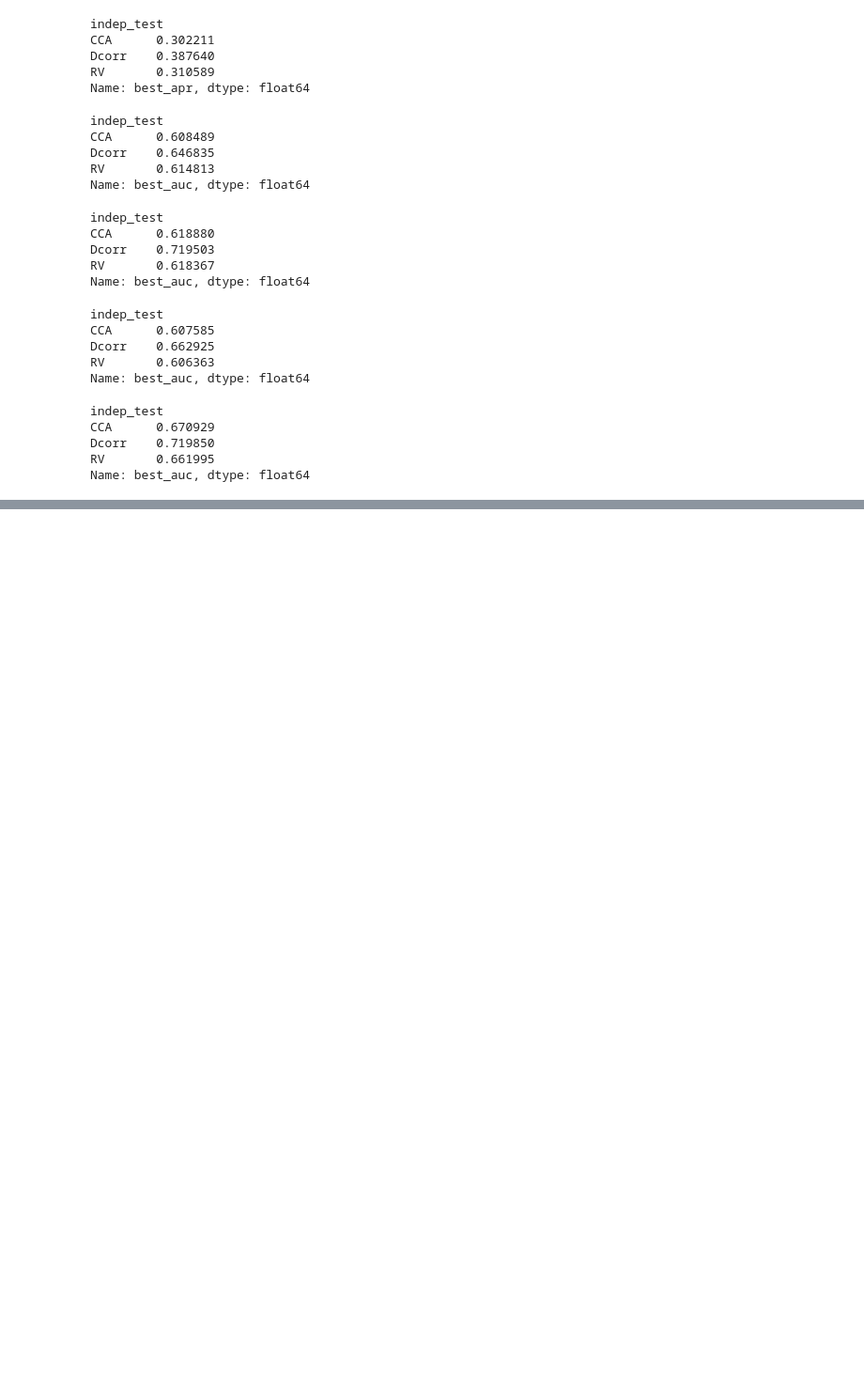
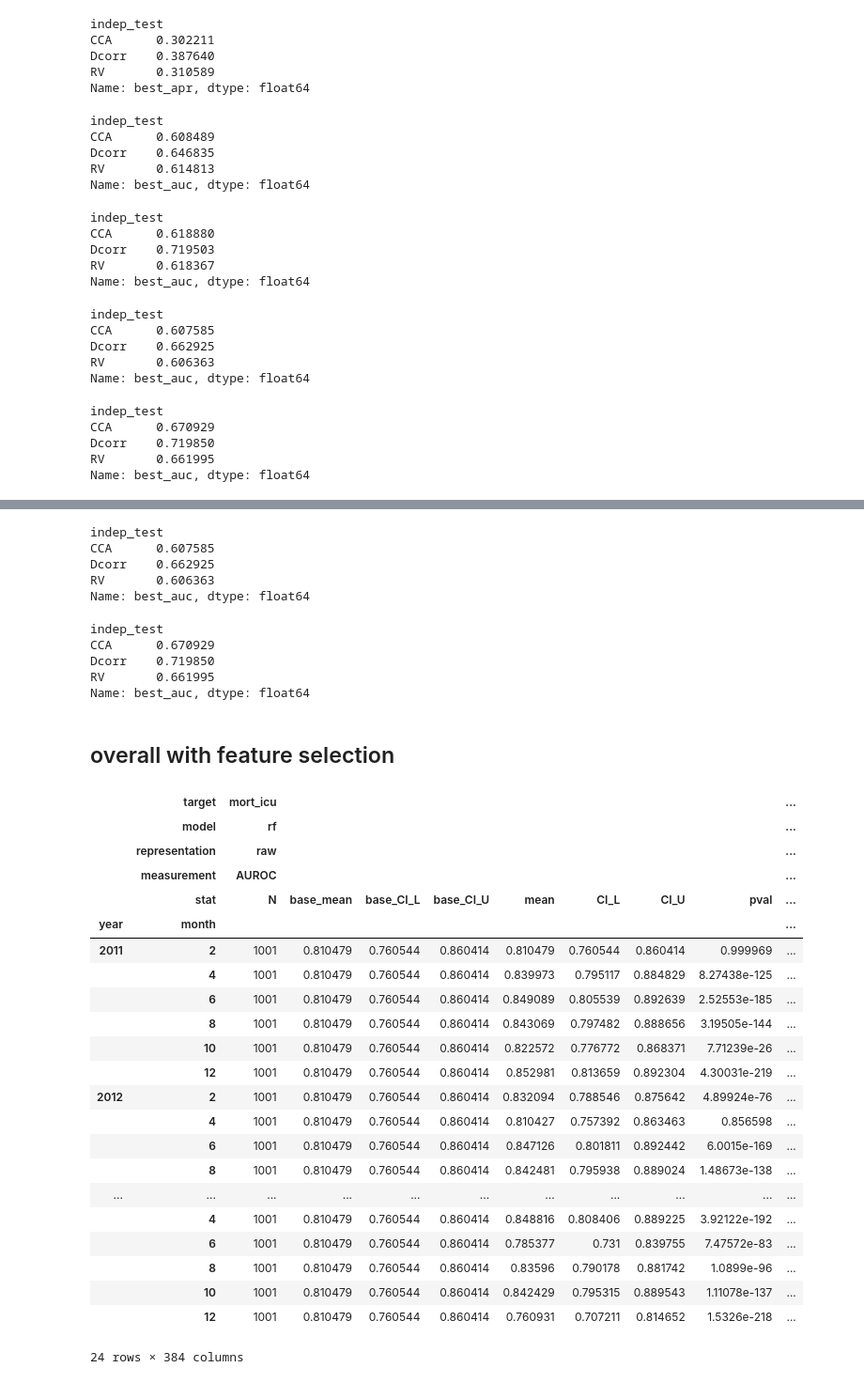
Before and after one commit to Amin-Tajgardoon/model-drift, a Jupyter notebook: notebooks/drift_true_labels.ipynb, the cells around one changed output, grey strips where cells are left out. Shown at 94% size. Cells and saved outputs as stored; diff of their text form; code cells hidden in the pictures; blank space fills up the shorter version.

```diff
--- a/notebooks/drift_true_labels.ipynb
+++ b/notebooks/drift_true_labels.ipynb
@@ -651,0 +1421,56 @@ Name: best_auc, dtype: float64
+# %%
+df.loc[idx[:, "mort_icu", :, "nb"], "best_auc"].groupby(level="indep_test").mean()
+# %% [output]
+indep_test
+CCA      0.607585
+Dcorr    0.662925
+RV       0.606363
+Name: best_auc, dtype: float64
+# %%
+df.loc[idx[:, "mort_icu", :, "rbf-svm"], "best_auc"].groupby(level="indep_test").mean()
+# %% [output]
+indep_test
+CCA      0.670929
+Dcorr    0.719850
+RV       0.661995
+Name: best_auc, dtype: float64
+# %% [markdown]
+## overall with feature selection
+# %%
+dir_path="../../../output/HIDENIC_overtime_analysis/overall_overtime_fselect/"
+
+bs=pd.read_pickle(os.path.join(dir_path, "bootstrap_stats_1000_overall_overtime_mannwhitneyu.pkl"))
+
+# bs
+
+### evaluate the feature-dist-changes
+
+fdc=pd.read_csv(os.path.join(dir_path, "indep_tests_overall_overtime.csv"), index_col=[0,1], header=[0,1,2,3])
+
+# fdc
+# %%
+bs
+# %% [output]
+|  | target | mort_icu |  |  |  |  |  |  |  | ... |
+|  | model | rf |  |  |  |  |  |  |  | ... |
+|  | representation | raw |  |  |  |  |  |  |  | ... |
+|  | measurement | AUROC |  |  |  |  |  |  |  | ... |
+|  | stat | N | base_mean | base_CI_L | base_CI_U | mean | CI_L | CI_U | pval | ... |
+| year | month |  |  |  |  |  |  |  |  | ... |
+| 2011 | 2 | 1001 | 0.810479 | 0.760544 | 0.860414 | 0.810479 | 0.760544 | 0.860414 | 0.999969 | ... |
+|  | 4 | 1001 | 0.810479 | 0.760544 | 0.860414 | 0.839973 | 0.795117 | 0.884829 | 8.27438e-125 | ... |
+|  | 6 | 1001 | 0.810479 | 0.760544 | 0.860414 | 0.849089 | 0.805539 | 0.892639 | 2.52553e-185 | ... |
+|  | 8 | 1001 | 0.810479 | 0.760544 | 0.860414 | 0.843069 | 0.797482 | 0.888656 | 3.19505e-144 | ... |
+|  | 10 | 1001 | 0.810479 | 0.760544 | 0.860414 | 0.822572 | 0.776772 | 0.868371 | 7.71239e-26 | ... |
+|  | 12 | 1001 | 0.810479 | 0.760544 | 0.860414 | 0.852981 | 0.813659 | 0.892304 | 4.30031e-219 | ... |
+| 2012 | 2 | 1001 | 0.810479 | 0.760544 | 0.860414 | 0.832094 | 0.788546 | 0.875642 | 4.89924e-76 | ... |
+|  | 4 | 1001 | 0.810479 | 0.760544 | 0.860414 | 0.810427 | 0.757392 | 0.863463 | 0.856598 | ... |
+|  | 6 | 1001 | 0.810479 | 0.760544 | 0.860414 | 0.847126 | 0.801811 | 0.892442 | 6.0015e-169 | ... |
+|  | 8 | 1001 | 0.810479 | 0.760544 | 0.860414 | 0.842481 | 0.795938 | 0.889024 | 1.48673e-138 | ... |
+| ... | ... | ... | ... | ... | ... | ... | ... | ... | ... | ... |
+|  | 4 | 1001 | 0.810479 | 0.760544 | 0.860414 | 0.848816 | 0.808406 | 0.889225 | 3.92122e-192 | ... |
+|  | 6 | 1001 | 0.810479 | 0.760544 | 0.860414 | 0.785377 | 0.731 | 0.839755 | 7.47572e-83 | ... |
+|  | 8 | 1001 | 0.810479 | 0.760544 | 0.860414 | 0.83596 | 0.790178 | 0.881742 | 1.0899e-96 | ... |
+|  | 10 | 1001 | 0.810479 | 0.760544 | 0.860414 | 0.842429 | 0.795315 | 0.889543 | 1.11078e-137 | ... |
+|  | 12 | 1001 | 0.810479 | 0.760544 | 0.860414 | 0.760931 | 0.707211 | 0.814652 | 1.5326e-218 | ... |
+24 rows × 384 columns
```
Also changed, not shown: parts of 95 cells of this notebook, 7 other files.
